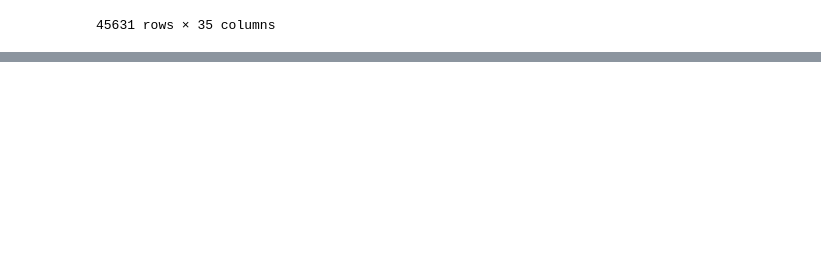
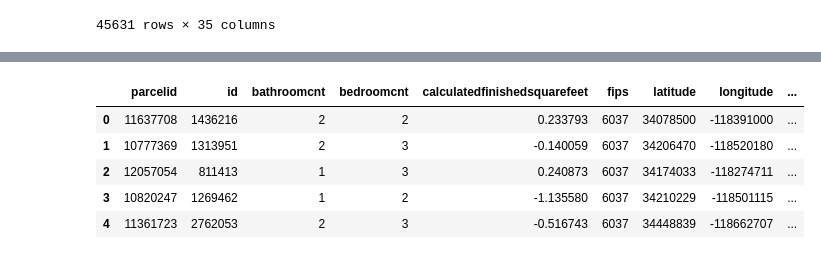
Before and after one commit to Osdorn-Typewriter-Repair/osdorn_project, a Jupyter notebook: osdorn_project_sean.ipynb, the cells around one changed output, grey strips where cells are left out. Cells and saved outputs as stored; diff of their text form; code cells hidden in the pictures; blank space fills up the shorter version.

```diff
--- a/osdorn_project_sean.ipynb
+++ b/osdorn_project_sean.ipynb
@@ -472,20 +383,20 @@ test.drop(columns = (['bathroomcnt', 'bedroomcnt']))
 # %%
-# train.reset_index(drop = True, inplace = True)
-# test.reset_index(inplace = True)
+train.reset_index(drop = True, inplace = True)
+test.reset_index(inplace = True)
 # %%
-# scaler = StandardScaler()
+scaler = StandardScaler()
 
-# train_scaled = train.copy()
-# test_scaled = test.copy()
+train_scaled = train.copy()
+test_scaled = test.copy()
 
-# train_scaled = train_scaled[['calculatedfinishedsquarefeet', 'structuretaxvaluedollarcnt', 'taxvaluedollarcnt', 'landtaxvaluedollarcnt']]
-# test_scaled = test_scaled[['calculatedfinishedsquarefeet', 'structuretaxvaluedollarcnt', 'taxvaluedollarcnt', 'landtaxvaluedollarcnt']]
-# scaler.fit(train_scaled)
-# scaler.fit(test_scaled)
-# train_scaled = scaler.transform(train_scaled)
-# test_scaled = scaler.transform(test_scaled)
+train_scaled = train_scaled[['calculatedfinishedsquarefeet', 'lotsizesquarefeet', 'structuretaxvaluedollarcnt', 'taxvaluedollarcnt', 'landtaxvaluedollarcnt']]
+test_scaled = test_scaled[['calculatedfinishedsquarefeet', 'lotsizesquarefeet','structuretaxvaluedollarcnt', 'taxvaluedollarcnt', 'landtaxvaluedollarcnt']]
+scaler.fit(train_scaled)
+scaler.fit(test_scaled)
+train_scaled = scaler.transform(train_scaled)
+test_scaled = scaler.transform(test_scaled)
 # %%
-# train_scaled = pd.DataFrame(train_scaled)
-# train_scaled.columns =['calculatedfinishedsquarefeet', 'structuretaxvaluedollarcnt', 'taxvaluedollarcnt', 'landtaxvaluedollarcnt']
-# test_scaled = pd.DataFrame(test_scaled)
-# test_scaled.columns =['calculatedfinishedsquarefeet', 'structuretaxvaluedollarcnt', 'taxvaluedollarcnt', 'landtaxvaluedollarcnt']
+train_scaled = pd.DataFrame(train_scaled)
+train_scaled.columns =['calculatedfinishedsquarefeet', 'lotsizesquarefeet','structuretaxvaluedollarcnt', 'taxvaluedollarcnt', 'landtaxvaluedollarcnt']
+test_scaled = pd.DataFrame(test_scaled)
+test_scaled.columns =['calculatedfinishedsquarefeet', 'lotsizesquarefeet','structuretaxvaluedollarcnt', 'taxvaluedollarcnt', 'landtaxvaluedollarcnt']
@@ -494,2 +412,10 @@ test.drop(columns = (['bathroomcnt', 'bedroomcnt']))
 # %%
-# train[['calculatedfinishedsquarefeet', 'structuretaxvaluedollarcnt', 'taxvaluedollarcnt', 'landtaxvaluedollarcnt']]= train_scaled[['calculatedfinishedsquarefeet', 'structuretaxvaluedollarcnt', 'taxvaluedollarcnt', 'landtaxvaluedollarcnt']]
+train[['calculatedfinishedsquarefeet', 'lotsizesquarefeet','structuretaxvaluedollarcnt', 'taxvaluedollarcnt', 'landtaxvaluedollarcnt']]= train_scaled[['calculatedfinishedsquarefeet', 'structuretaxvaluedollarcnt', 'lotsizesquarefeet','taxvaluedollarcnt', 'landtaxvaluedollarcnt']]
+train.head()
+# %% [output]
+|  | parcelid | id | bathroomcnt | bedroomcnt | calculatedfinishedsquarefeet | fips | latitude | longitude | ... |
+| 0 | 11637708 | 1436216 | 2 | 2 | 0.233793 | 6037 | 34078500 | -118391000 | ... |
+| 1 | 10777369 | 1313951 | 2 | 3 | -0.140059 | 6037 | 34206470 | -118520180 | ... |
+| 2 | 12057054 | 811413 | 1 | 3 | 0.240873 | 6037 | 34174033 | -118274711 | ... |
+| 3 | 10820247 | 1269462 | 1 | 2 | -1.135580 | 6037 | 34210229 | -118501115 | ... |
+| 4 | 11361723 | 2762053 | 2 | 3 | -0.516743 | 6037 | 34448839 | -118662707 | ... |
```
Also changed, not shown: parts of 19 cells of this notebook.
